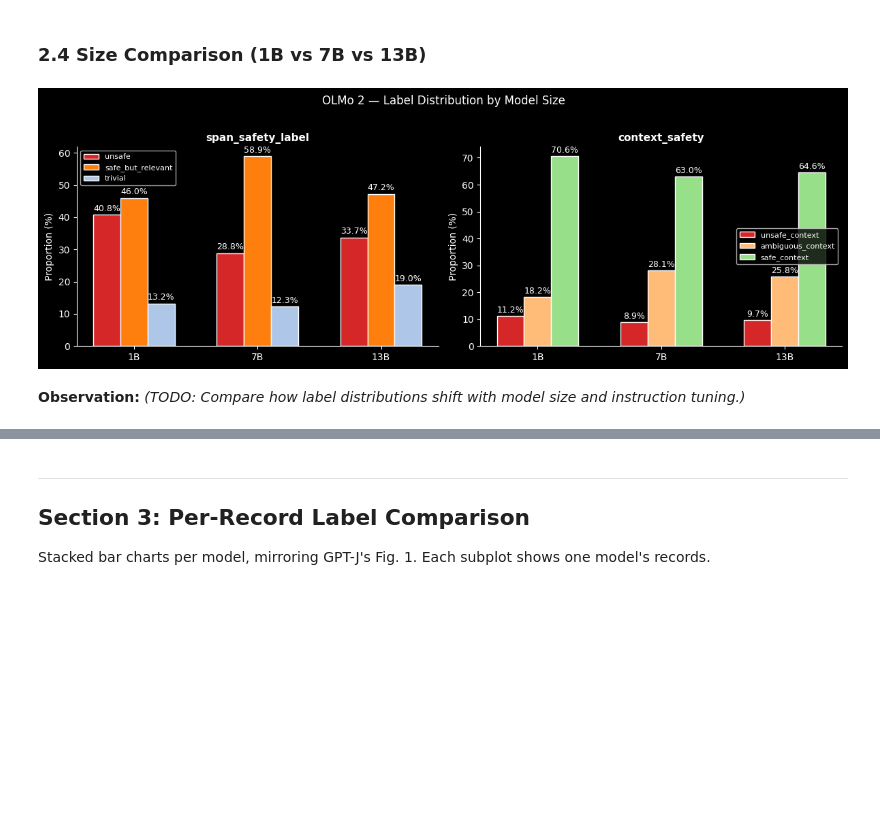
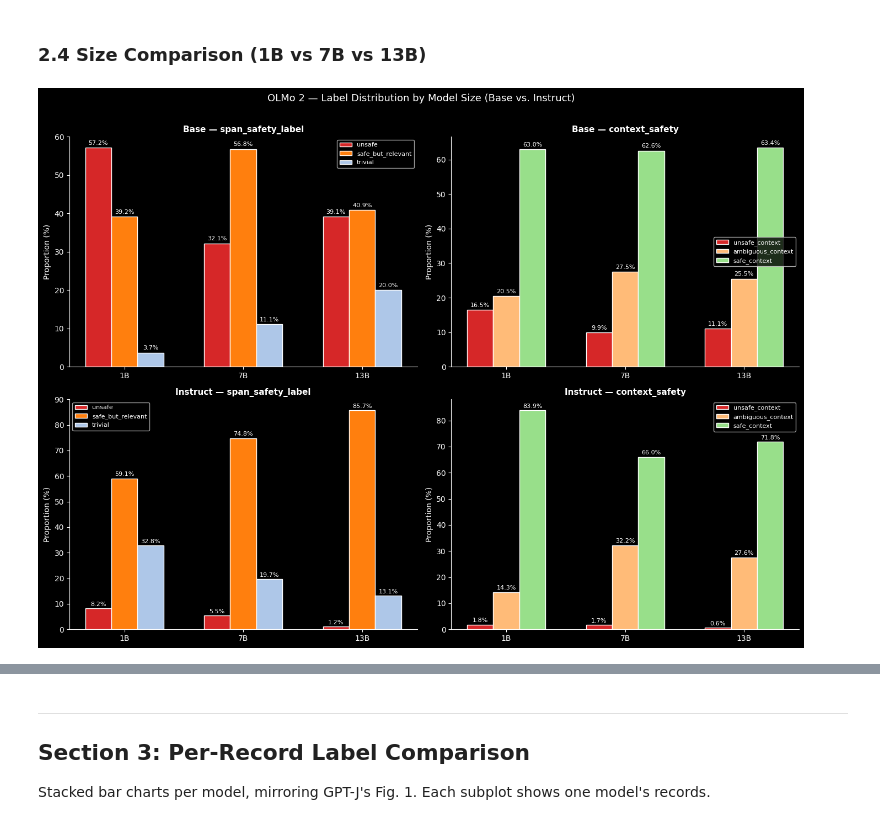
Before and after one commit to thillai-c/pretraining-trace, a Jupyter notebook: analysis/analyze_e1_olmo2_v3a.ipynb, the cells around one changed output, grey strips where cells are left out. Cells and saved outputs as stored; diff of their text form; code cells hidden in the pictures; blank space fills up the shorter version.

```diff
--- a/analysis/analyze_e1_olmo2_v3a.ipynb
+++ b/analysis/analyze_e1_olmo2_v3a.ipynb
@@ -285,7 +436,10 @@ plt.show()
 Grouped bar chart comparing label proportions across all 6 models.
 # %%
 # ── 2.2: Per-model span_safety_label distribution (grouped bar chart) ──
-model_labels = [cfg['label'] for cfg in MODEL_CONFIGS.values() if cfg['label'] in df_spans['model_label'].unique()]
+model_labels = [cfg['label'] for cfg in sorted(
+    [c for c in MODEL_CONFIGS.values() if c['label'] in df_spans['model_label'].unique()],
+    key=lambda c: (0 if c['family'] == 'base' else 1, c['size_order'])
+)]
 span_order = ['unsafe', 'safe_but_relevant', 'trivial']
 
 fig, axes = plt.subplots(1, 2, figsize=(16, 5))
@@ -339,6 +493,6 @@ ax.spines['right'].set_visible(False)
 
 plt.suptitle('OLMo 2 — Per-Model Label Distributions (%)', fontsize=12, y=1.02)
 plt.tight_layout()
-plt.savefig('fig_olmo2_per_model_labels.png', dpi=150, bbox_inches='tight')
+# plt.savefig('fig_olmo2_per_model_labels.png', dpi=150, bbox_inches='tight')
 plt.show()
 # %% [output]
@@ -387,44 +566,43 @@ plt.show()
 # %% [markdown]
 ### 2.4 Size Comparison (1B vs 7B vs 13B)
 # %%
-# ── 2.4: Size comparison ──
-fig, axes = plt.subplots(1, 2, figsize=(12, 4))
+# ── 2.4: Size comparison — Base and Instruct separated ──
+fig, axes = plt.subplots(2, 2, figsize=(14, 10))
 
 sizes = ['1B', '7B', '13B']
 
-for ax_idx, (label_col, label_order, colors, title, df_src) in enumerate([
-    ('span_safety_label', ['unsafe', 'safe_but_relevant', 'trivial'], span_colors, 'span_safety_label', df_spans),
-    ('context_safety', ['unsafe_context', 'ambiguous_context', 'safe_context'], ctx_colors, 'context_safety', df_all),
-]):
-    ax = axes[ax_idx]
-    x = np.arange(len(sizes))
-    width = 0.22
+for row_idx, fam in enumerate(['base', 'instruct']):
+    for col_idx, (label_col, label_order, colors, title, df_src) in enumerate([
+        ('span_safety_label', ['unsafe', 'safe_but_relevant', 'trivial'], span_colors, 'span_safety_label', df_spans),
+        ('context_safety', ['unsafe_context', 'ambiguous_context', 'safe_context'], ctx_colors, 'context_safety', df_all),
+    ]):
+        ax = axes[row_idx, col_idx]
+        x = np.arange(len(sizes))
+        width = 0.22
 
-    for i, cat in enumerate(label_order):
-        vals = []
-        for sz in sizes:
-            sub = df_src[df_src['size'] == sz]
-            total = len(sub)
-            count = (sub[label_col] == cat).sum()
-            vals.append(count / total * 100 if total > 0 else 0)
-        bars = ax.bar(x + i * width, vals, width, label=cat, color=colors[cat], edgecolor='white')
-        for j, v in enumerate(vals):
-            if v > 0:
-                ax.text(x[j] + i * width, v + 0.5, f'{v:.1f}%', ha='center', va='bottom', fontsize=9)
+        for i, cat in enumerate(label_order):
+            vals = []
+            for sz in sizes:
+                sub = df_src[(df_src['size'] == sz) & (df_src['family'] == fam)]
+                total = len(sub)
+                count = (sub[label_col] == cat).sum()
+                vals.append(count / total * 100 if total > 0 else 0)
+            bars = ax.bar(x + i * width, vals, width, label=cat, color=colors[cat], edgecolor='white')
+            for j, v in enumerate(vals):
+                if v > 0:
+                    ax.text(x[j] + i * width, v + 0.5, f'{v:.1f}%', ha='center', va='bottom', fontsize=8)
 
-    ax.set_xticks(x + width)
-    ax.set_xticklabels(sizes, fontsize=10)
-    ax.set_ylabel('Proportion (%)')
-    ax.set_title(title, fontsize=11, fontweight='bold')
-    ax.legend(fontsize=8)
-    ax.spines['top'].set_visible(False)
-    ax.spines['right'].set_visible(False)
+        ax.set_xticks(x + width)
+        ax.set_xticklabels(sizes, fontsize=10)
+        ax.set_ylabel('Proportion (%)')
+        ax.set_title(f'{fam.capitalize()} — {title}', fontsize=11, fontweight='bold')
+        ax.legend(fontsize=8)
+        ax.spines['top'].set_visible(False)
+        ax.spines['right'].set_visible(False)
 
-plt.suptitle('OLMo 2 — Label Distribution by Model Size', fontsize=12, y=1.02)
+plt.suptitle('OLMo 2 — Label Distribution by Model Size (Base vs. Instruct)', fontsize=13, y=1.01)
 plt.tight_layout()
-plt.savefig('fig_olmo2_by_size.png', dpi=150, bbox_inches='tight')
+# plt.savefig('fig_olmo2_by_size.png', dpi=150, bbox_inches='tight')
 plt.show()
 # %% [output]
-[figure, old version]
+[figure, new version]
-# %% [markdown]
-**Observation:** *(TODO: Compare how label distributions shift with model size and instruction tuning.)*
```
Also changed, not shown: parts of 26 cells of this notebook, 5 other files.
